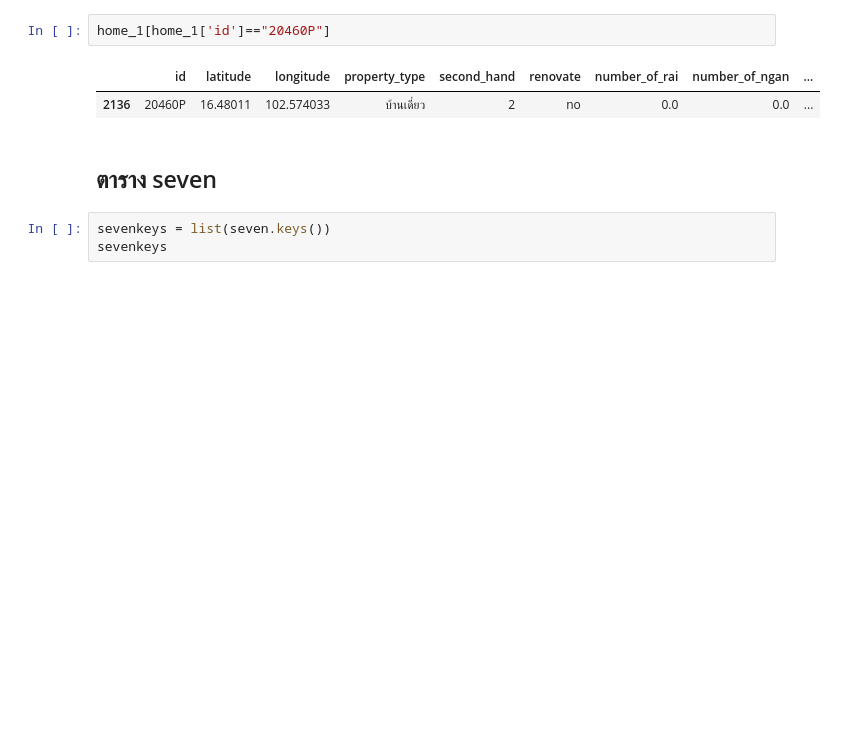
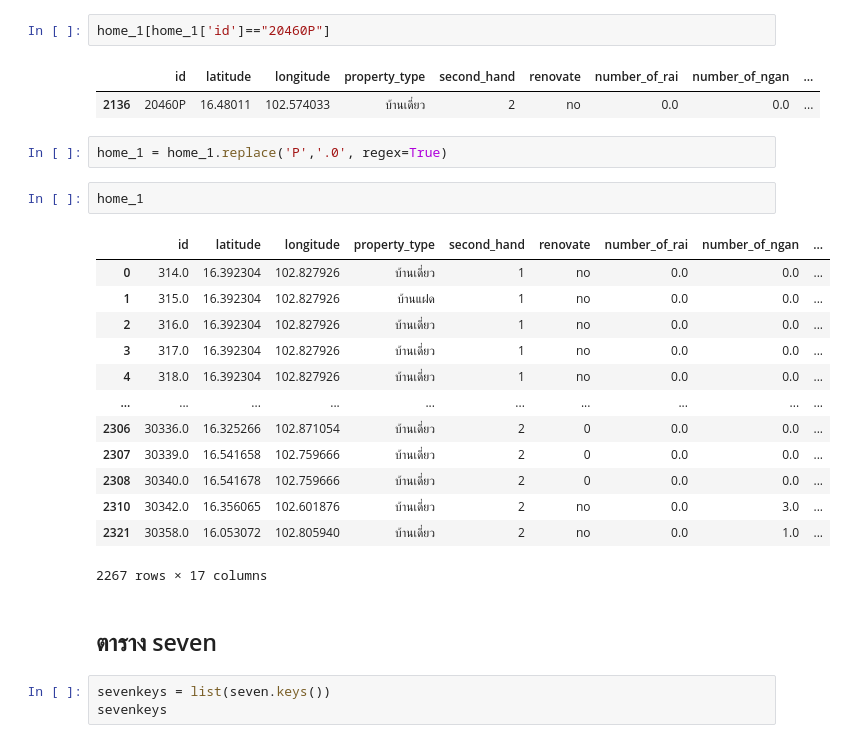
Before and after one commit to supatsara2002/bsc_dpdm22, a Jupyter notebook: midterm_dpdm22.ipynb, the cells around one changed output. Drawn from its saved outputs; the diff is of its cells as text; blank space fills up the shorter version.

```diff
--- a/midterm_dpdm22.ipynb
+++ b/midterm_dpdm22.ipynb
@@ -278,6 +278,24 @@ home_1[home_1['id']=="20460P"]
 # %% [output]
 |  | id | latitude | longitude | property_type | second_hand | renovate | number_of_rai | number_of_ngan | ... |
 | 2136 | 20460P | 16.48011 | 102.574033 | บ้านเดี่ยว | 2 | no | 0.0 | 0.0 | ... |
+# %%
+home_1 = home_1.replace('P','.0', regex=True)
+# %%
+home_1
+# %% [output]
+|  | id | latitude | longitude | property_type | second_hand | renovate | number_of_rai | number_of_ngan | ... |
+| 0 | 314.0 | 16.392304 | 102.827926 | บ้านเดี่ยว | 1 | no | 0.0 | 0.0 | ... |
+| 1 | 315.0 | 16.392304 | 102.827926 | บ้านแฝด | 1 | no | 0.0 | 0.0 | ... |
+| 2 | 316.0 | 16.392304 | 102.827926 | บ้านเดี่ยว | 1 | no | 0.0 | 0.0 | ... |
+| 3 | 317.0 | 16.392304 | 102.827926 | บ้านเดี่ยว | 1 | no | 0.0 | 0.0 | ... |
+| 4 | 318.0 | 16.392304 | 102.827926 | บ้านเดี่ยว | 1 | no | 0.0 | 0.0 | ... |
+| ... | ... | ... | ... | ... | ... | ... | ... | ... | ... |
+| 2306 | 30336.0 | 16.325266 | 102.871054 | บ้านเดี่ยว | 2 | 0 | 0.0 | 0.0 | ... |
+| 2307 | 30339.0 | 16.541658 | 102.759666 | บ้านเดี่ยว | 2 | 0 | 0.0 | 0.0 | ... |
+| 2308 | 30340.0 | 16.541678 | 102.759666 | บ้านเดี่ยว | 2 | 0 | 0.0 | 0.0 | ... |
+| 2310 | 30342.0 | 16.356065 | 102.601876 | บ้านเดี่ยว | 2 | no | 0.0 | 3.0 | ... |
+| 2321 | 30358.0 | 16.053072 | 102.805940 | บ้านเดี่ยว | 2 | no | 0.0 | 1.0 | ... |
+2267 rows × 17 columns
 # %% [markdown]
 ## ตาราง seven
 # %%
```
Also changed, not shown: parts of 6 cells of this notebook.
